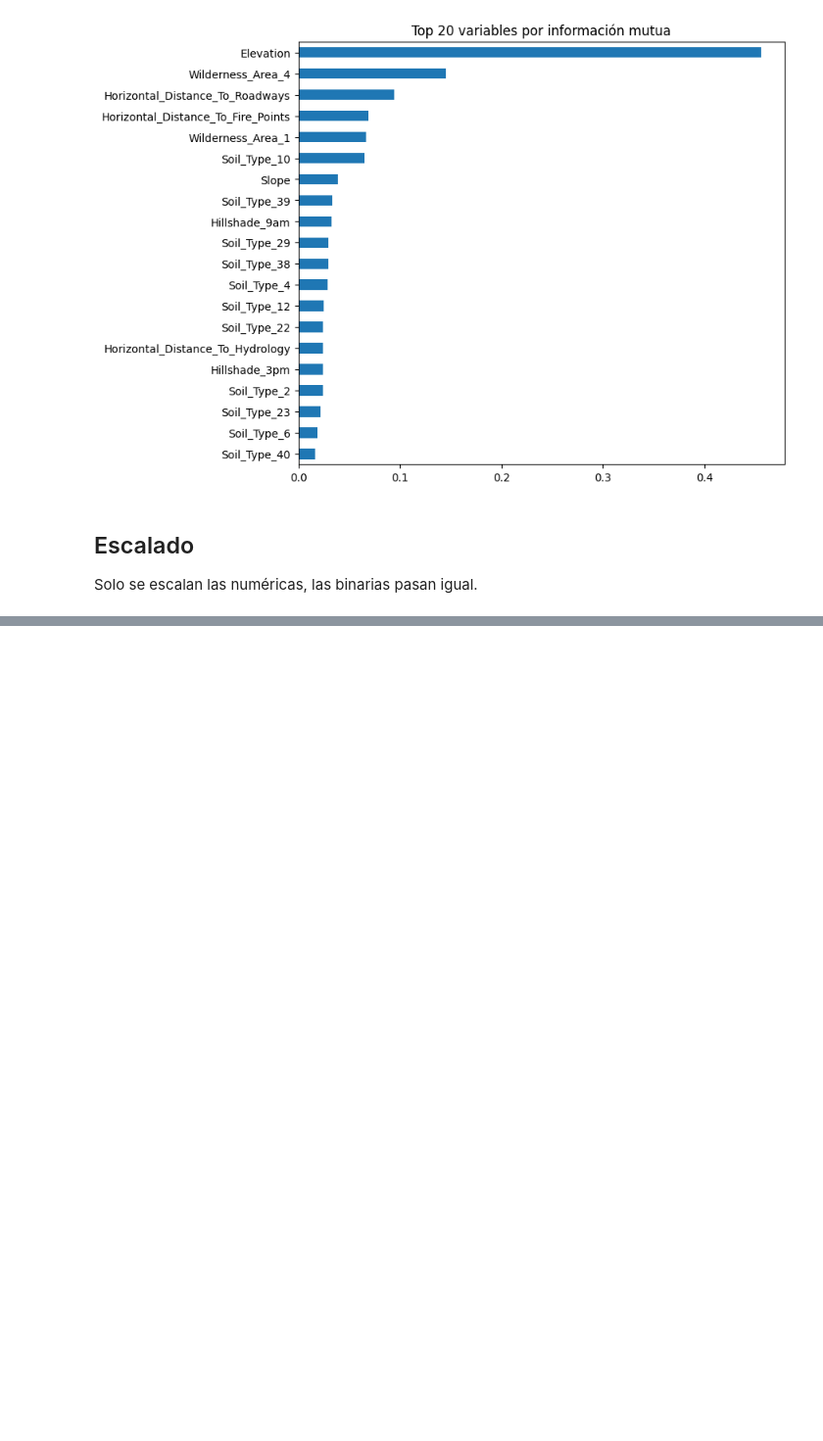
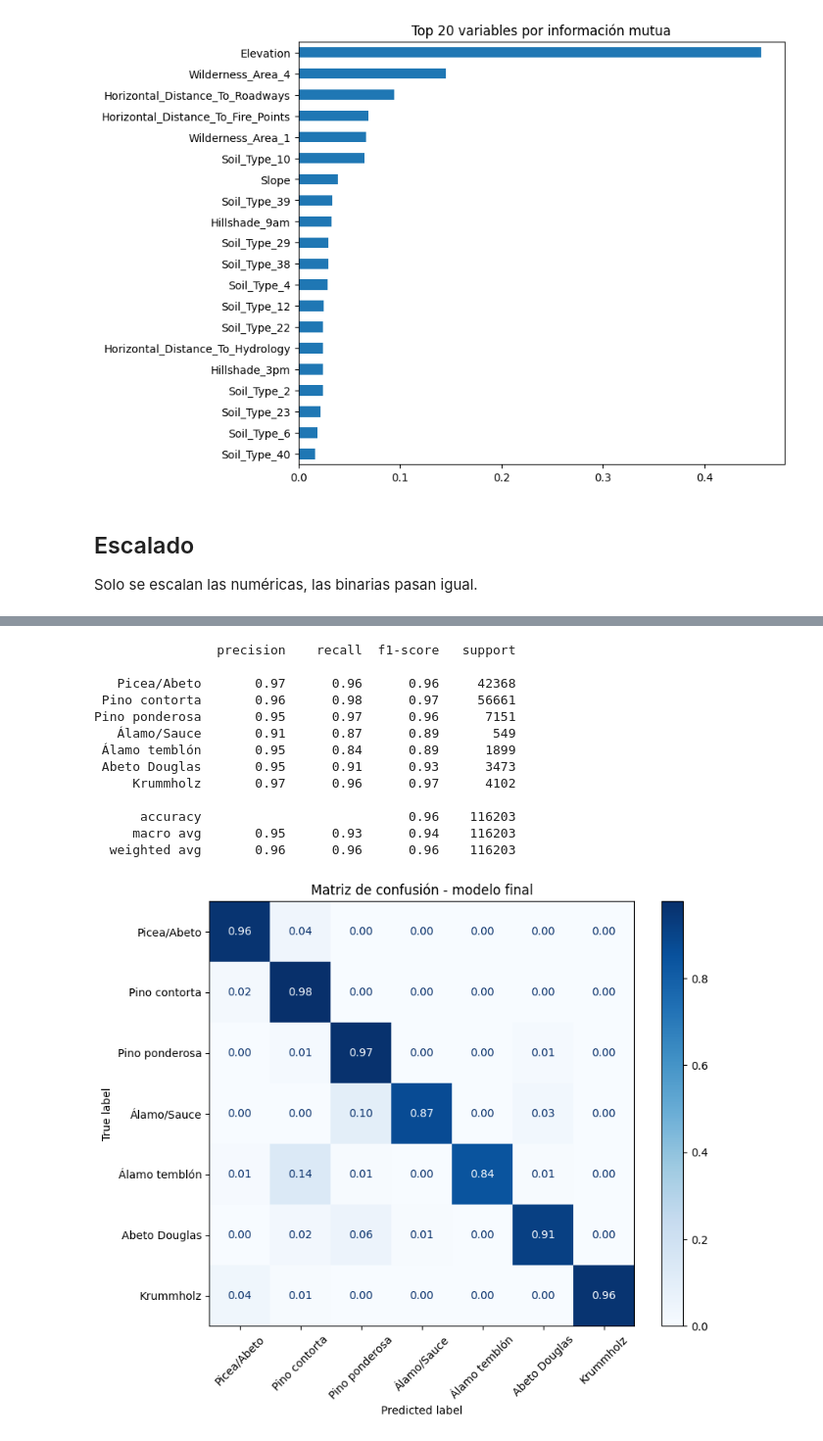
Before and after one commit to DiegoGc4x/evaluacion-4, a Jupyter notebook: covertype_equipo8.ipynb, the cells around one changed output, grey strips where cells are left out. Shown at 98% size. Drawn from its saved outputs; the diff is of its cells as text; code cells hidden in the pictures; blank space fills up the shorter version.

```diff
--- a/covertype_equipo8.ipynb
+++ b/covertype_equipo8.ipynb
@@ -368,0 +546,27 @@ escalado = ColumnTransformer([('num', StandardScaler(), NUMERICAS)], remainder='
+# %%
+modelo_final = modelo
+pred_final = modelo_final.predict(X_test)
+print(classification_report(y_test, pred_final, target_names=list(CLASES.values())))
+
+fig, ax = plt.subplots(figsize=(9, 7))
+ConfusionMatrixDisplay.from_predictions(y_test, pred_final, normalize='true',
+                                        display_labels=list(CLASES.values()),
+                                        values_format='.2f', cmap='Blues', ax=ax)
+plt.xticks(rotation=45)
+plt.title('Matriz de confusión - modelo final')
+plt.show()
+# %% [output]
+                precision    recall  f1-score   support
+
+   Picea/Abeto       0.97      0.96      0.96     42368
+ Pino contorta       0.96      0.98      0.97     56661
+Pino ponderosa       0.95      0.97      0.96      7151
+   Álamo/Sauce       0.91      0.87      0.89       549
+ Álamo temblón       0.95      0.84      0.89      1899
+ Abeto Douglas       0.95      0.91      0.93      3473
+     Krummholz       0.97      0.96      0.97      4102
+
+      accuracy                           0.96    116203
+     macro avg       0.95      0.93      0.94    116203
+  weighted avg       0.96      0.96      0.96    116203
+[figure, added]
```
Also changed, not shown: parts of 16 cells of this notebook.
